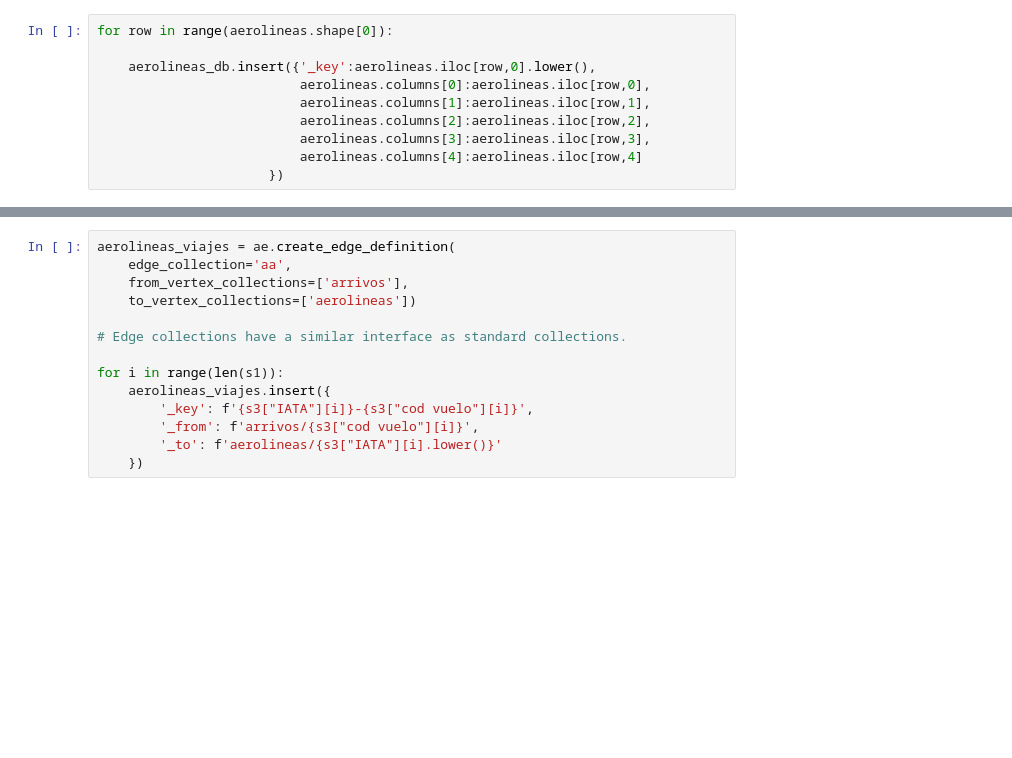
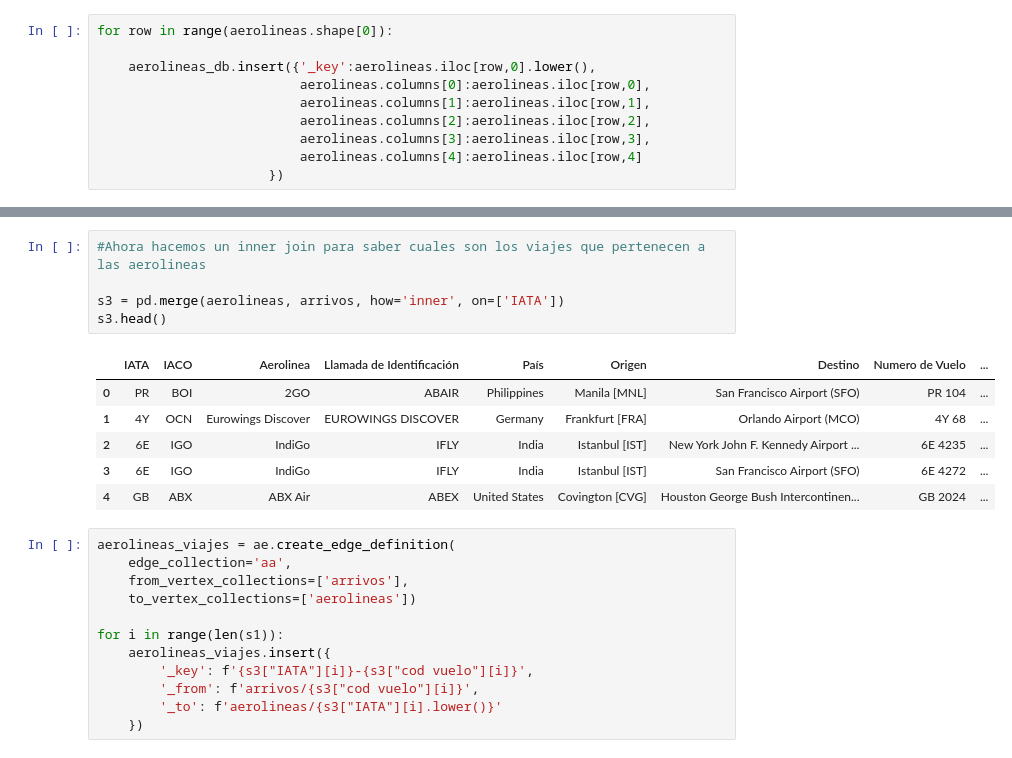
Before and after one commit to ManriCamachoP/AeropuertoDB, a Jupyter notebook: src/ArangoDB.ipynb, the cells around one changed output, grey strips where cells are left out. Cells and saved outputs as stored; diff of their text form; blank space fills up the shorter version.

```diff
--- a/src/ArangoDB.ipynb
+++ b/src/ArangoDB.ipynb
@@ -215,10 +183,20 @@ s3
+# %%
+#Ahora hacemos un inner join para saber cuales son los viajes que pertenecen a las aerolineas
+
+s3 = pd.merge(aerolineas, arrivos, how='inner', on=['IATA'])
+s3.head()
+# %% [output]
+|  | IATA | IACO | Aerolinea | Llamada de Identificación | País | Origen | Destino | Numero de Vuelo | ... |
+| 0 | PR | BOI | 2GO | ABAIR | Philippines | Manila [MNL] | San Francisco Airport (SFO) | PR 104 | ... |
+| 1 | 4Y | OCN | Eurowings Discover | EUROWINGS DISCOVER | Germany | Frankfurt [FRA] | Orlando Airport (MCO) | 4Y 68 | ... |
+| 2 | 6E | IGO | IndiGo | IFLY | India | Istanbul [IST] | New York John F. Kennedy Airport ... | 6E 4235 | ... |
+| 3 | 6E | IGO | IndiGo | IFLY | India | Istanbul [IST] | San Francisco Airport (SFO) | 6E 4272 | ... |
+| 4 | GB | ABX | ABX Air | ABEX | United States | Covington [CVG] | Houston George Bush Intercontinen... | GB 2024 | ... |
 # %%
 aerolineas_viajes = ae.create_edge_definition(
     edge_collection='aa',
     from_vertex_collections=['arrivos'],
     to_vertex_collections=['aerolineas'])
-
-# Edge collections have a similar interface as standard collections.
 
 for i in range(len(s1)):
     aerolineas_viajes.insert({
```
Also changed, not shown: parts of 19 cells of this notebook.
